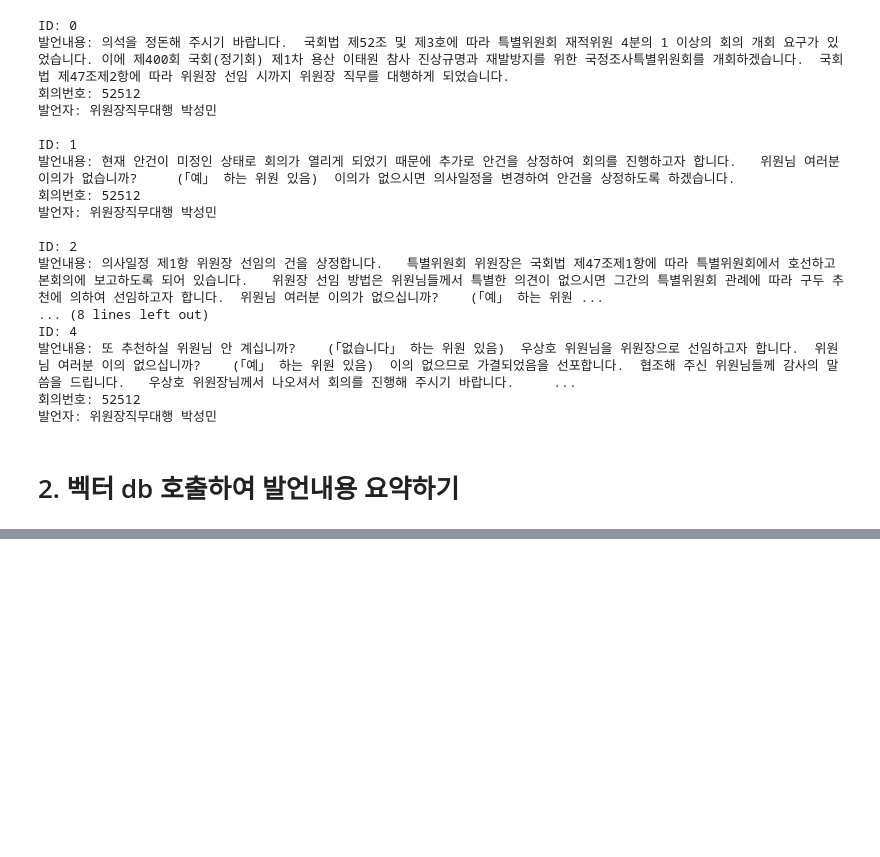
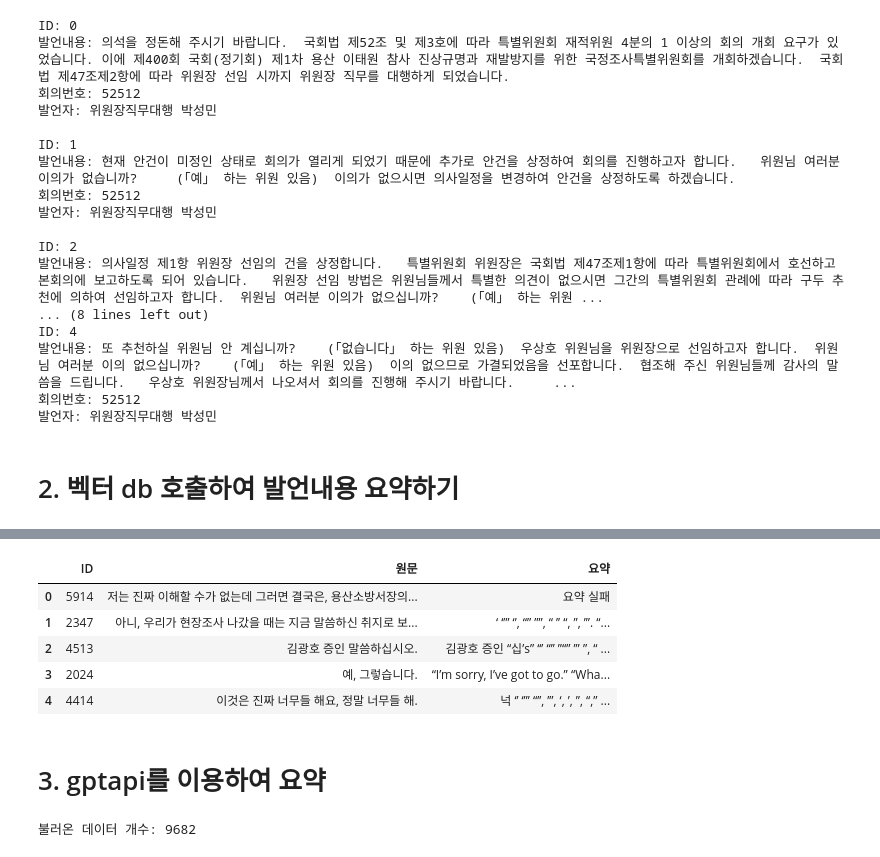
Before and after one commit to namsuhyeong/NewProject, a Jupyter notebook: 남수형/벡터db.ipynb, the cells around one changed output, grey strips where cells are left out. Saved outputs shown, nothing was run; the diff lists cells and outputs as text; code cells hidden in the pictures; blank space fills up the shorter version.

Commit message:
12/05 gptapi_gpt-4-turbo를 활용해서 요약작업진행

```diff
--- a/남수형/벡터db.ipynb
+++ b/남수형/벡터db.ipynb
@@ -311,0 +329,17 @@ NameError: name 'pd' is not defined
+# %%
+sameple = pd.read_csv('qdrant_요약_샘플_결과.csv')
+sameple.head()
+# %% [output]
+|  | ID | 원문 | 요약 |
+| 0 | 5914 | 저는 진짜 이해할 수가 없는데 그러면 결국은, 용산소방서장의... | 요약 실패 |
+| 1 | 2347 | 아니, 우리가 현장조사 나갔을 때는 지금 말씀하신 취지로 보... | ‘ ‘”’ ‘’, “” ””, “ ’’ “, ”, ’”. “... |
+| 2 | 4513 | 김광호 증인 말씀하십시오. | 김광호 증인 “십’s” ‘‘’ “’’ ”“” ’” ”, “ ... |
+| 3 | 2024 | 예, 그렇습니다. | “I’m sorry, I’ve got to go.” “Wha... |
+| 4 | 4414 | 이것은 진짜 너무들 해요, 정말 너무들 해. | 넉 ‘’ ‘”’ “’’, ’”, ‘, ’, ”, “,” ... |
+# %% [markdown]
+# 3. gptapi를 이용하여 요약
+# %%
+all_data = fetch_all_data_from_qdrant("meeting_records")
+print(f"불러온 데이터 개수: {len(all_data)}")
+# %% [output]
+불러온 데이터 개수: 9682
```
Also changed, not shown: parts of 9 cells of this notebook.
